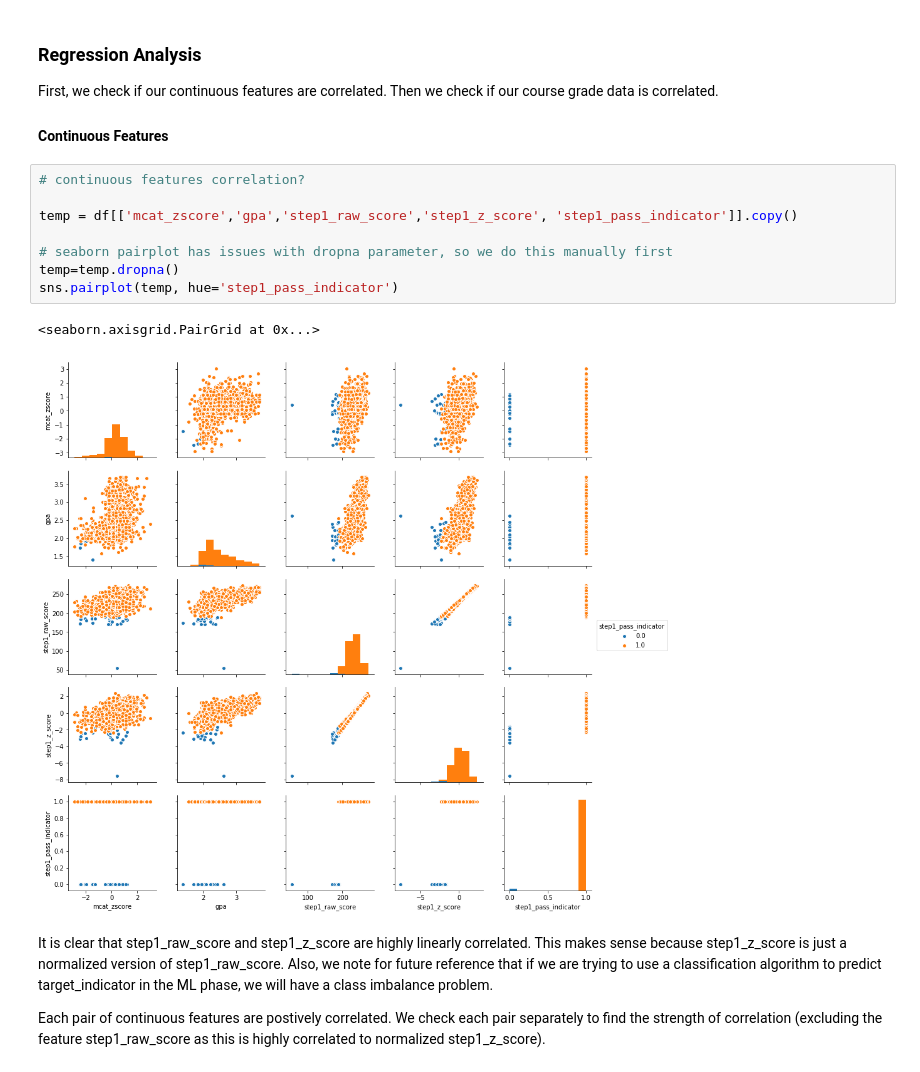
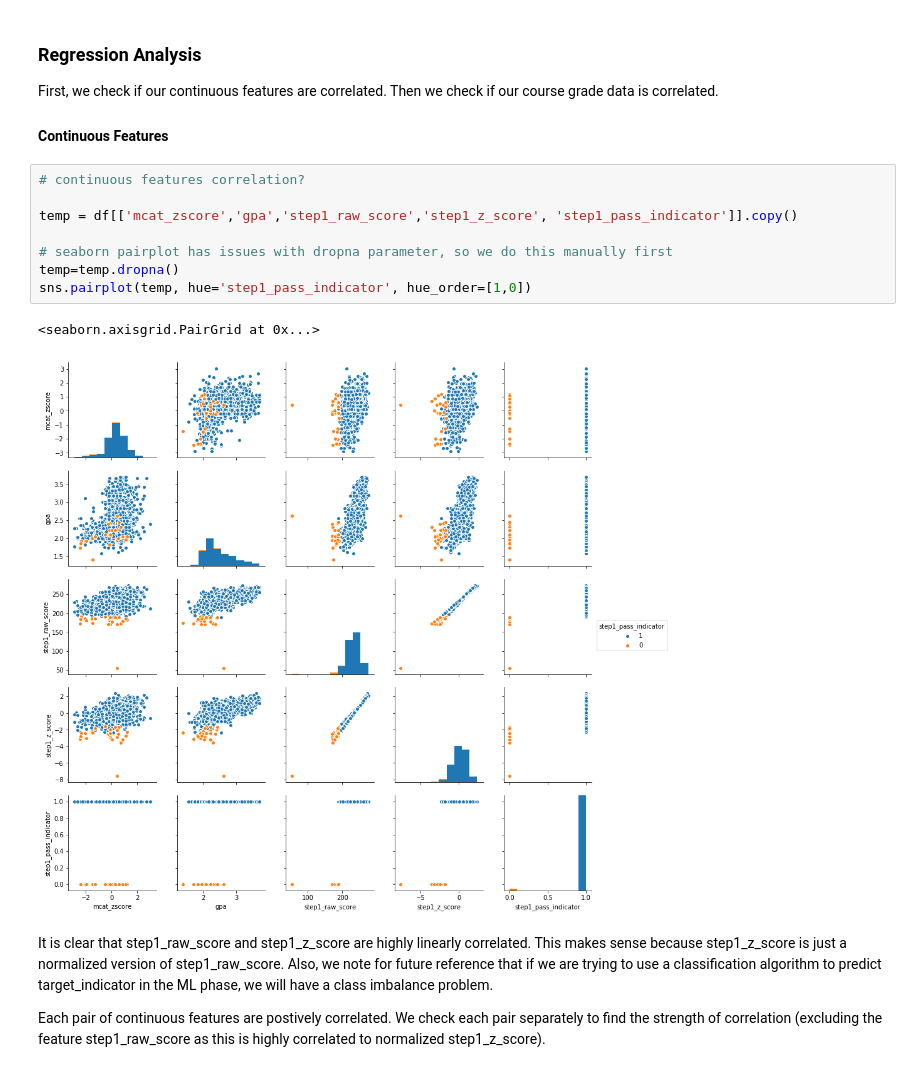
Before and after one commit to amirunpri2018/Med-Students-Learning-Analytics, a Jupyter notebook: code/statistical_analysis/Statistical_Analysis.ipynb, the cells around one changed output. Saved outputs shown, nothing was run; the diff lists cells and outputs as text.

```diff
--- a/code/statistical_analysis/Statistical_Analysis.ipynb
+++ b/code/statistical_analysis/Statistical_Analysis.ipynb
@@ -90,14 +90,14 @@ First, we check if our continuous features are correlated.  Then we check if our
 # %%
 # continuous features correlation?
 
 temp = df[['mcat_zscore','gpa','step1_raw_score','step1_z_score', 'step1_pass_indicator']].copy()
 
 # seaborn pairplot has issues with dropna parameter, so we do this manually first
 temp=temp.dropna()
-sns.pairplot(temp, hue='step1_pass_indicator')
+sns.pairplot(temp, hue='step1_pass_indicator', hue_order=[1,0])
 # %% [output]
 <seaborn.axisgrid.PairGrid at 0x...>
-[figure, old version]
+[figure, new version]
 # %% [markdown]
 It is clear that step1_raw_score and step1_z_score are highly linearly correlated.  This makes sense because step1_z_score is just a normalized version of step1_raw_score.  Also, we note for future reference that if we are trying to use a classification algorithm to predict target_indicator in the ML phase, we will have a class imbalance problem.
 
```
Also changed, not shown: parts of 40 cells of this notebook.
